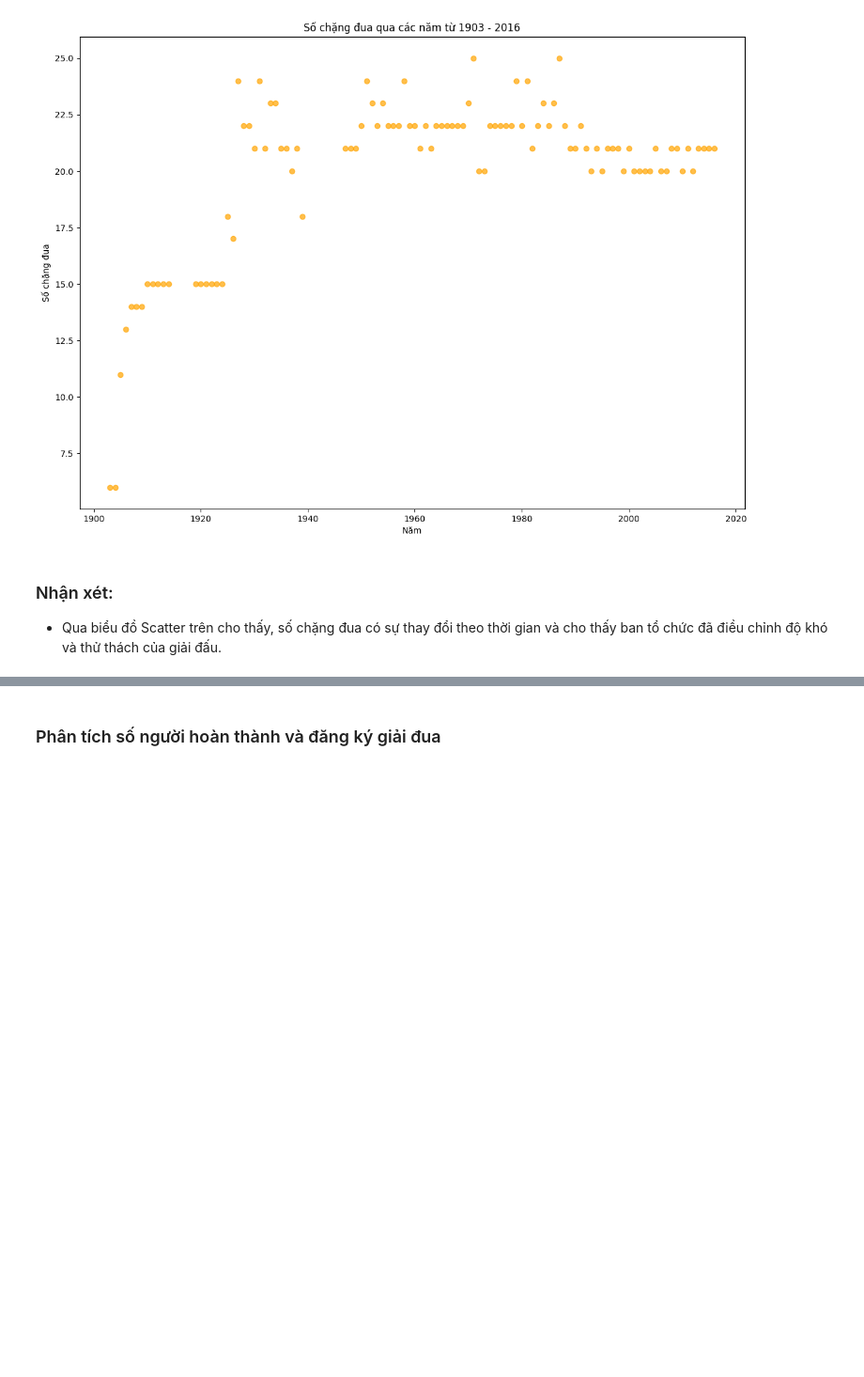
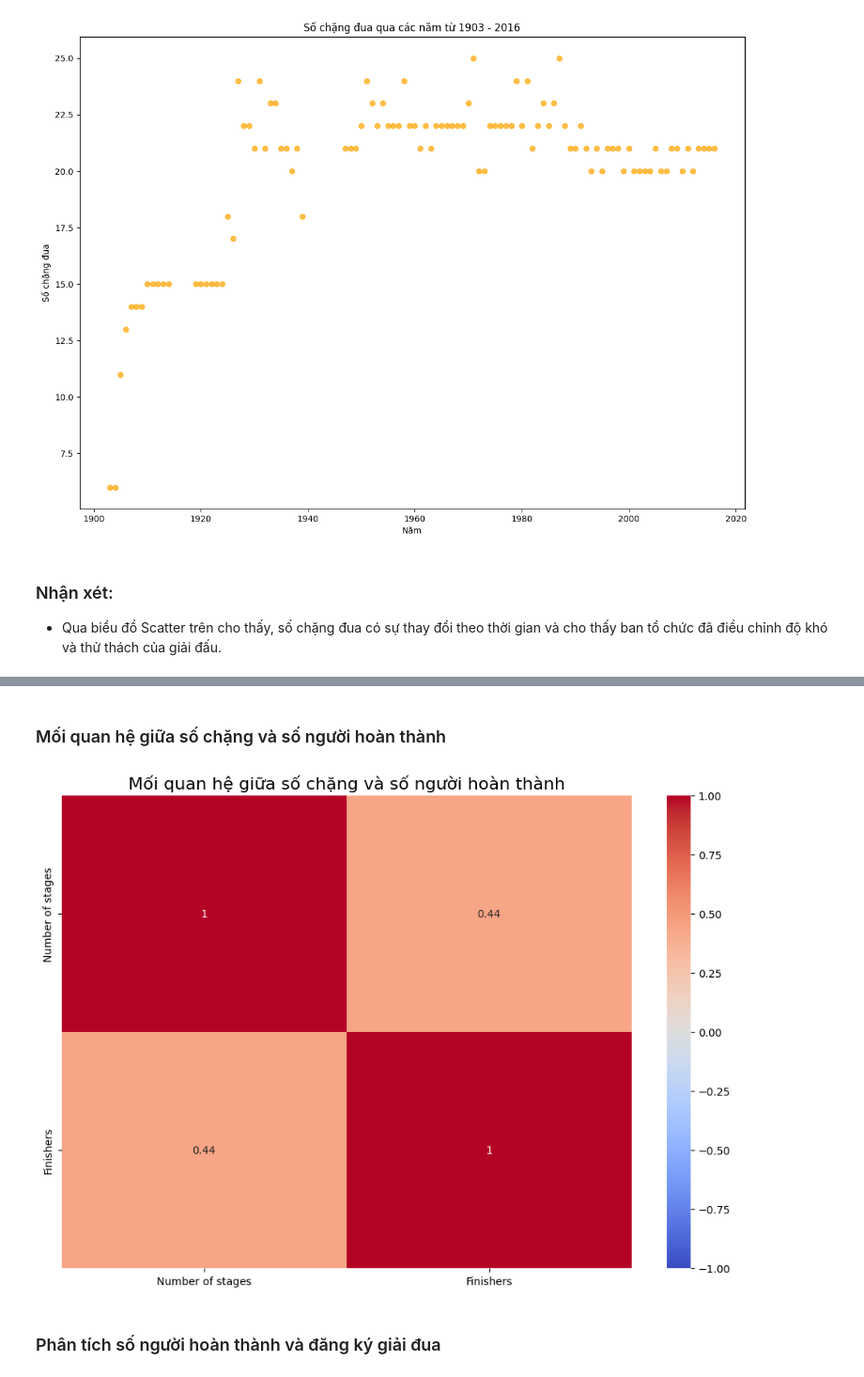
Before and after one commit to KhanhChinh12/TourDeFrance, a Jupyter notebook: tour_de_france.ipynb, the cells around one changed output, grey strips where cells are left out. Shown at 94% size. Cells and saved outputs as stored; diff of their text form; code cells hidden in the pictures; blank space fills up the shorter version.

```diff
--- a/tour_de_france.ipynb
+++ b/tour_de_france.ipynb
@@ -191,3 +152,14 @@ plt.show()
+# %% [markdown]
+### Mối quan hệ giữa số chặng và số người hoàn thành
+# %%
+plt.figure(figsize=(12, 8))
+
+sns.heatmap(data[['Number of stages', 'Finishers']].corr(), annot=True, cmap='coolwarm', vmin=-1, vmax=1)
+
+plt.title('Mối quan hệ giữa số chặng và số người hoàn thành', fontsize=16)
+plt.show()
+# %% [output]
+[figure, added]
 # %% [markdown]
 ### Phân tích số người hoàn thành và đăng ký giải đua
 # %%
```
Also changed, not shown: parts of 11 cells of this notebook.
